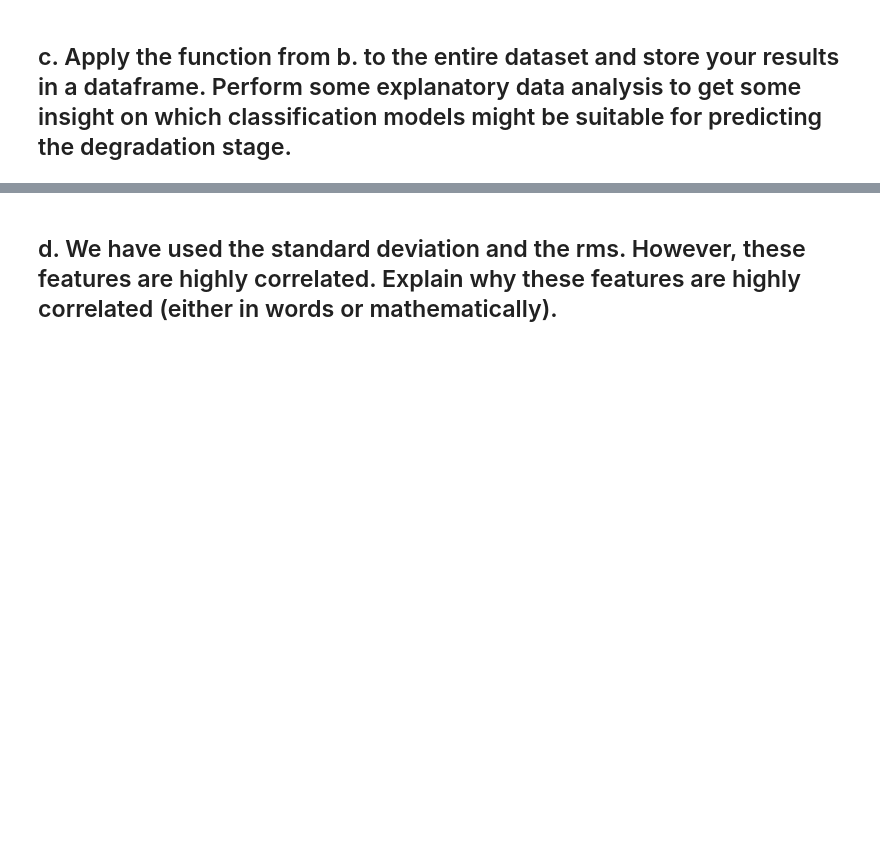
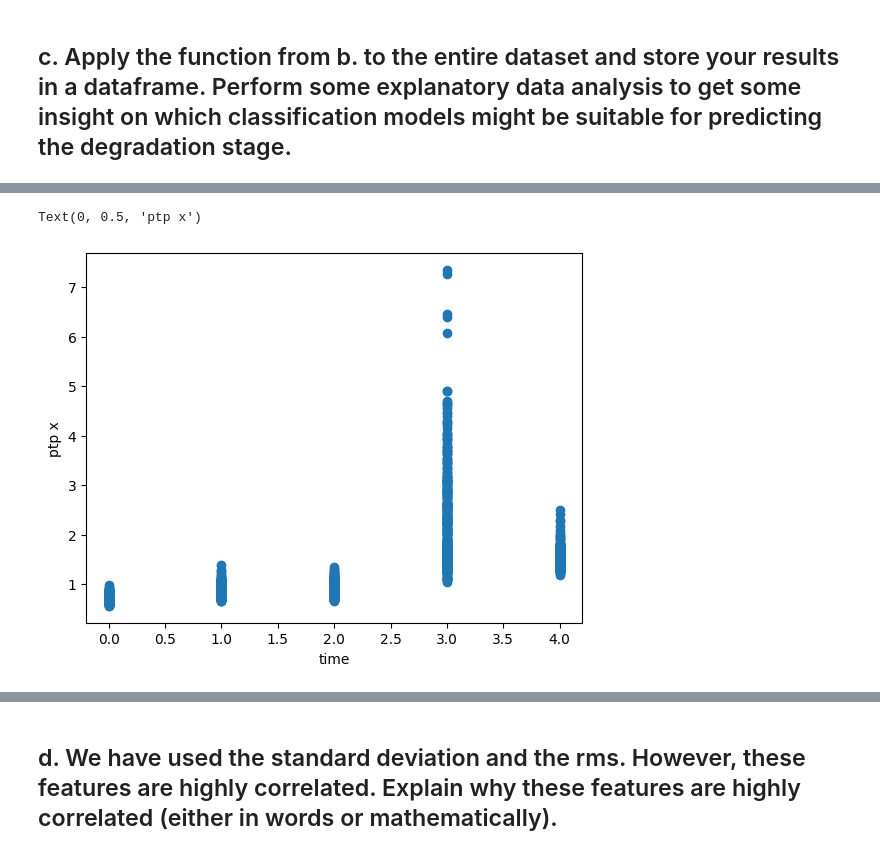
Before and after one commit to moniquechandra/DS8-FINAL, a Jupyter notebook: exercise_1.ipynb, the cells around one changed output, grey strips where cells are left out. Drawn from its saved outputs; the diff is of its cells as text; code cells hidden in the pictures; blank space fills up the shorter version.

```diff
--- a/exercise_1.ipynb
+++ b/exercise_1.ipynb
@@ -156,17 +148,37 @@ plt.show()
 # List to store feature data
 feature_list = []
 
-for file_name in os.listdir(train_data_dir):
+def extract_numeric_part(file_name):
+    """Extract numeric part from file name assuming it is an integer."""
+    return int(''.join(filter(str.isdigit, file_name)))
+
+try:
+    # Get list of files
+    file_names = os.listdir(train_data_dir)
+    int_file_names = []
+    for file_name in file_names:
+        int_file_names.append(extract_numeric_part(file_name))
+
+    # Sort files by numeric part
+    sorted_file_names = sorted(int_file_names)
+
     # Calculate features
-    features = features_acceleration_data(data_(file_name))
+    file_names = [f"{file_name}.csv" for file_name in sorted_file_names]
 
-    if features:
-        # Add the file name to the features
-        features['file'] = file_name
+    for file_name in file_names:
+        features = features_acceleration_data(data_(file_name))
 
-        # Append the features to the list
-        feature_list.append(features)
+        if features:
+            # Add the file name to the features
+            features['file'] = file_name
+
+            # Append the features to the list
+            feature_list.append(features)
+except AttributeError:
+    print(file_name)
+
+except ValueError:
+    print(file_name)
 
 # Dataframe of the appended features
 feature_df = pd.DataFrame(feature_list)
-feature_df
@@ -187,3 +201,12 @@ feature_df
+# %%
+bearing_data = pd.read_csv('bearing_conditions.csv')
+feature_df['b4_state'] = bearing_data['b4_state']
+plt.scatter(feature_df.b4_state, feature_df.peak_to_peak_x)
+plt.xlabel('time')
+plt.ylabel('ptp x')
+# %% [output]
+Text(0, 0.5, 'ptp x')
+[figure, added]
 # %%
 # Before performing exploratory data analysis,
 # we will firstly split the data
```
Also changed, not shown: parts of 17 cells of this notebook.
